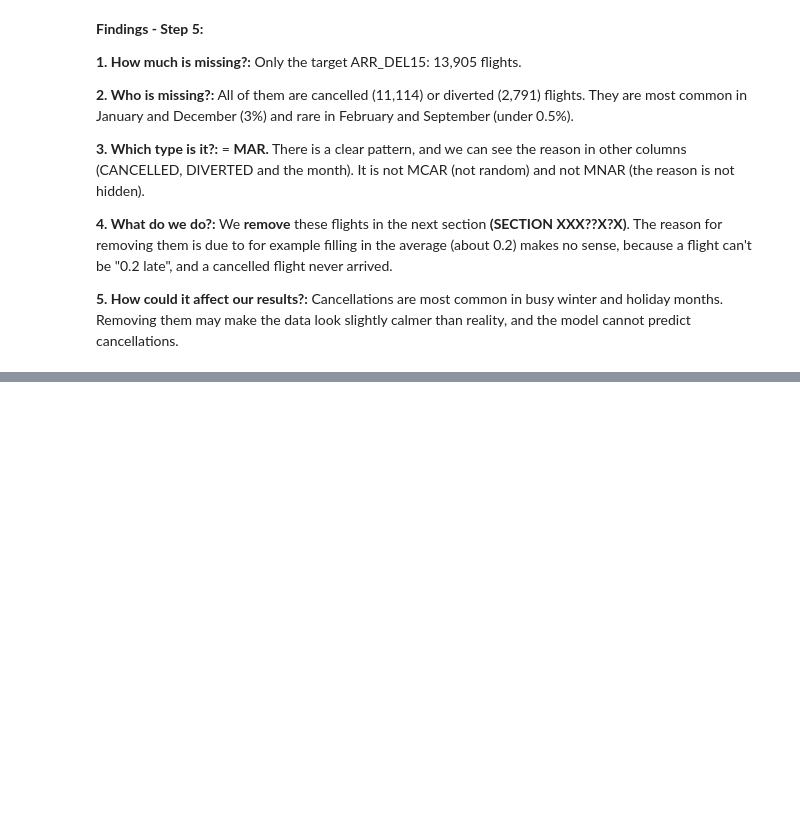
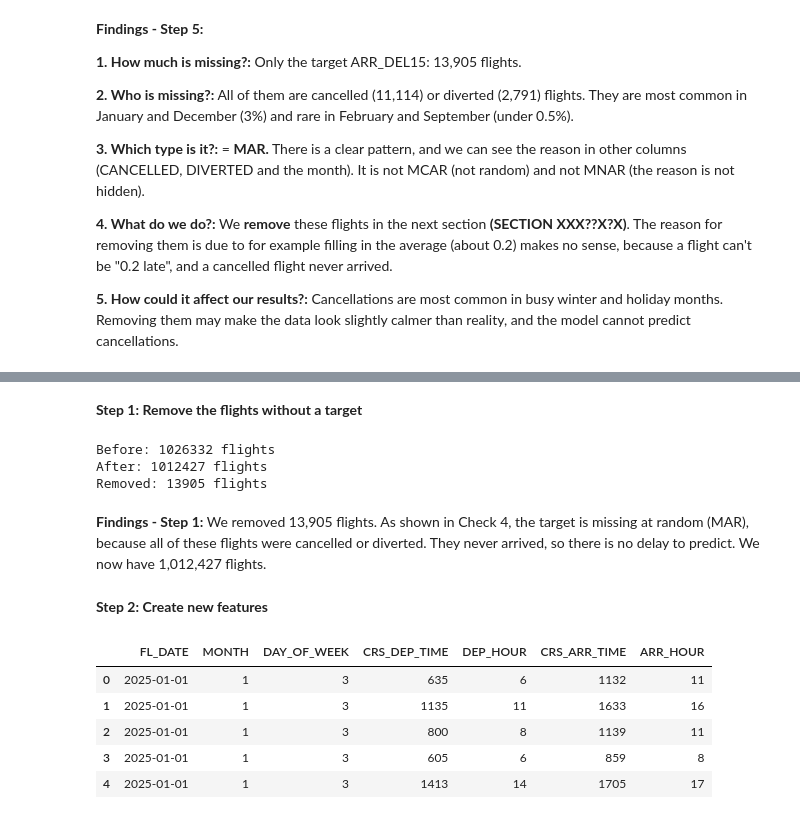
Before and after one commit to Malou100701/MachineLearning2026, a Jupyter notebook: flight_delay_analysis_starter.ipynb, the cells around one changed output, grey strips where cells are left out. Cells and saved outputs as stored; diff of their text form; code cells hidden in the pictures; blank space fills up the shorter version.

Commit message:
nye rettelser - fjernet resterende kode over i en ny fil og nu har starter filen til og med cleaning af data

```diff
--- a/flight_delay_analysis_starter.ipynb
+++ b/flight_delay_analysis_starter.ipynb
@@ -536,0 +331,38 @@ Any missing feature values?
+# %% [markdown]
+**Step 1: Remove the flights without a target**
+# %%
+# keep only flights that have a target (not cancelled and not diverted)
+clean = df[df["ARR_DEL15"].notna()].copy()
+
+# the target is now only 0 or 1, so we store it as a whole number
+clean["ARR_DEL15"] = clean["ARR_DEL15"].astype(int)
+
+print("Before:", len(df), "flights")
+print("After:", len(clean), "flights")
+print("Removed:", len(df) - len(clean), "flights")
+# %% [output]
+Before: 1026332 flights
+After: 1012427 flights
+Removed: 13905 flights
+# %% [markdown]
+**Findings - Step 1:** We removed 13,905 flights. As shown in Check 4, the target is missing at random (MAR), because all of these flights were cancelled or diverted. They never arrived, so there is no delay to predict. We now have 1,012,427 flights.
+# %% [markdown]
+**Step 2: Create new features**
+# %%
+# month (1 = January, 12 = December) and weekday (1 = Monday, 7 = Sunday) from the date
+clean["MONTH"] = clean["FL_DATE"].dt.month
+clean["DAY_OF_WEEK"] = clean["FL_DATE"].dt.dayofweek + 1
+
+# hour of the scheduled departure and arrival: // 100 removes the minutes (1430 -> 14)
+clean["DEP_HOUR"] = clean["CRS_DEP_TIME"] // 100
+clean["ARR_HOUR"] = clean["CRS_ARR_TIME"] // 100
+
+# show 5 flights, to check that the new columns look right
+display(clean[["FL_DATE", "MONTH", "DAY_OF_WEEK", "CRS_DEP_TIME", "DEP_HOUR", "CRS_ARR_TIME", "ARR_HOUR"]].head())
+# %% [output]
+|  | FL_DATE | MONTH | DAY_OF_WEEK | CRS_DEP_TIME | DEP_HOUR | CRS_ARR_TIME | ARR_HOUR |
+| 0 | 2025-01-01 | 1 | 3 | 635 | 6 | 1132 | 11 |
+| 1 | 2025-01-01 | 1 | 3 | 1135 | 11 | 1633 | 16 |
+| 2 | 2025-01-01 | 1 | 3 | 800 | 8 | 1139 | 11 |
+| 3 | 2025-01-01 | 1 | 3 | 605 | 6 | 859 | 8 |
+| 4 | 2025-01-01 | 1 | 3 | 1413 | 14 | 1705 | 17 |
```
Also changed, not shown: parts of 18 cells of this notebook, 1 other file.
